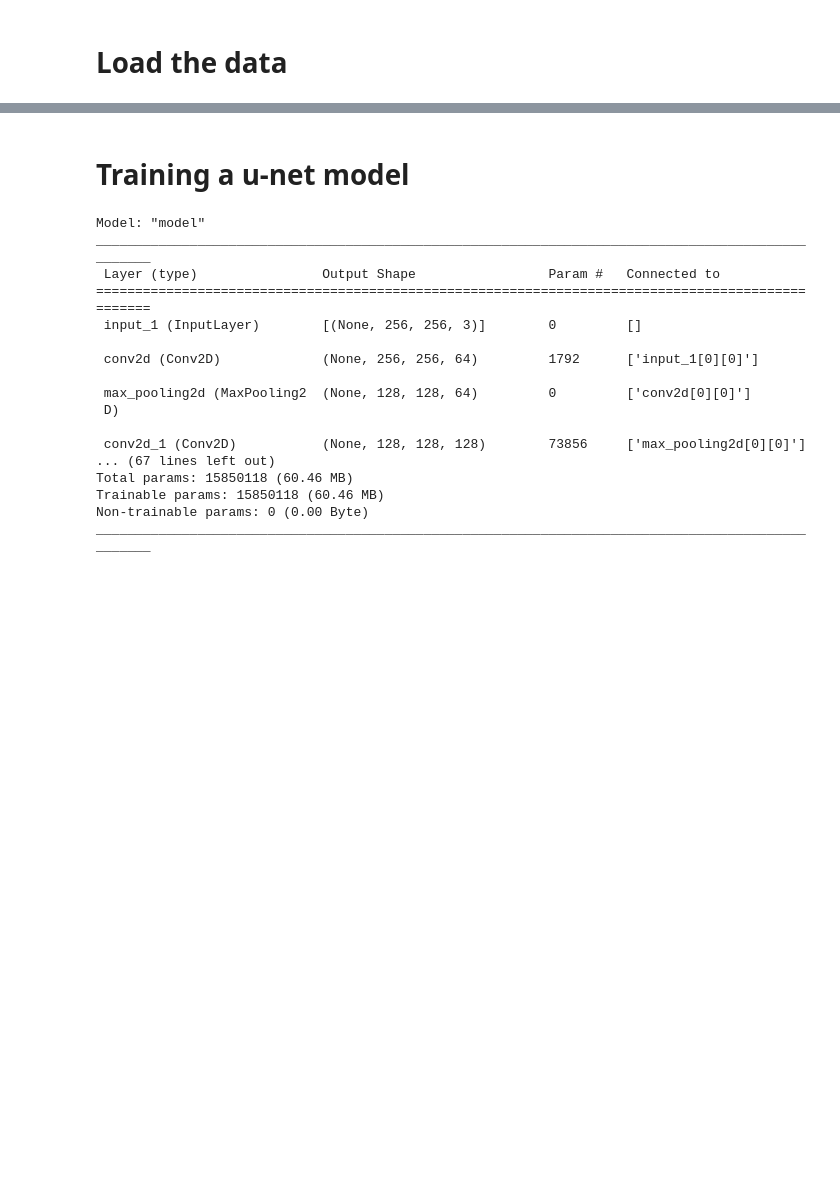
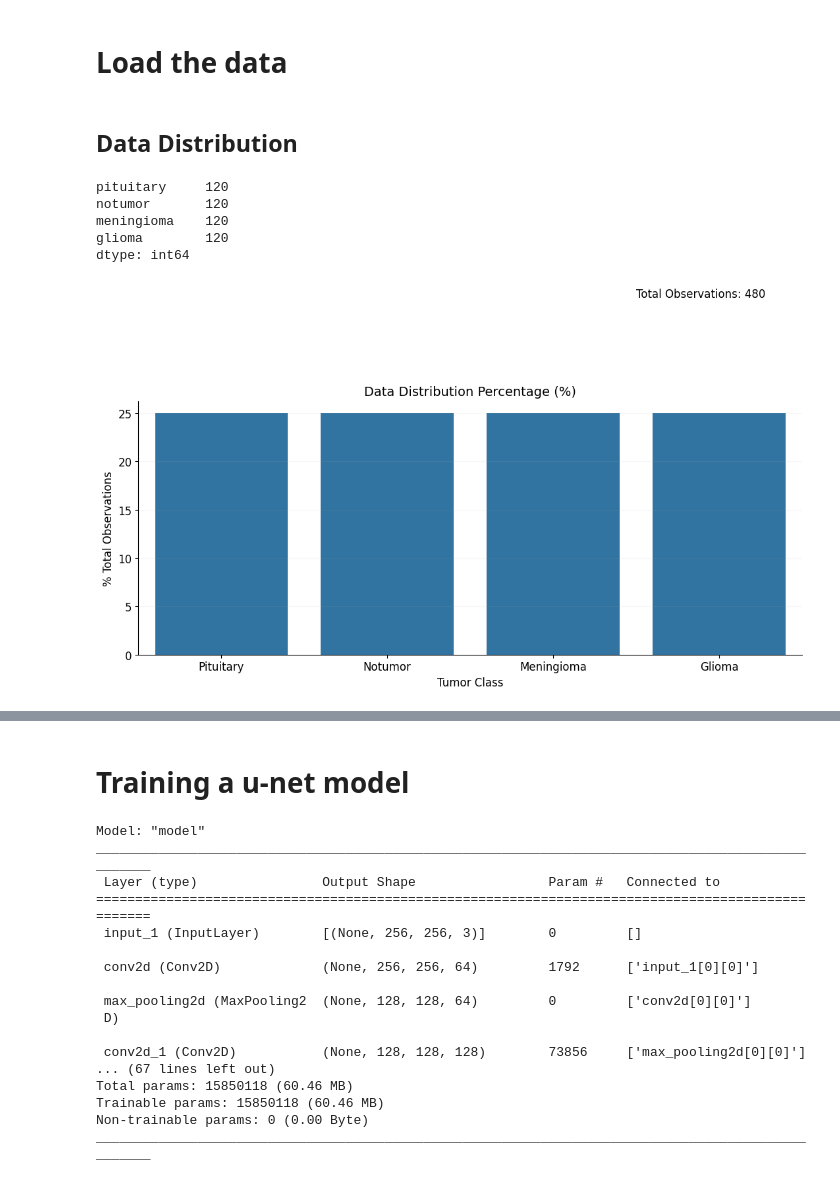
Before and after one commit to Devoalda/CSC3109_Brain_MRI_Classification, a Jupyter notebook: notebooks/unet.ipynb, the cells around one changed output, grey strips where cells are left out. Drawn from its saved outputs; the diff is of its cells as text; code cells hidden in the pictures; blank space fills up the shorter version.

```diff
--- a/notebooks/unet.ipynb
+++ b/notebooks/unet.ipynb
@@ -53,0 +61,26 @@ Streaming output truncated to the last 5000 lines.
+# %% [markdown]
+## Data Distribution
+# %%
+data_distribution_count = pd.Series(
+    {curr_index: len(os.listdir(os.path.join(dir, curr_index))) for curr_index in os.listdir(dir)})
+
+data_distribution_count
+# %% [output]
+pituitary     120
+notumor       120
+meningioma    120
+glioma        120
+dtype: int64
+# %%
+fig, axis = plt.subplots(figsize=(13, 5))
+axis.grid(True, alpha=0.1)
+axis.set_title("Data Distribution Percentage (%)", fontsize=14)
+sns.barplot(x=['\n'.join(curr_index.strip().split('_')).title() for curr_index in data_distribution_count.index],
+            y=100 * data_distribution_count / data_distribution_count.sum(), ax=axis)
+axis.set_xlabel("Tumor Class", fontsize=12)
+axis.set_ylabel("% Total Observations", fontsize=12)
+axis.tick_params(which='major', labelsize=12)
+axis.text(2.5, 37, f'Total Observations: {data_distribution_count.sum()}', fontdict=dict(size=12))
+sns.despine()
+# %% [output]
+[figure, added]
```
Also changed, not shown: parts of 10 cells of this notebook, 3 other files.
